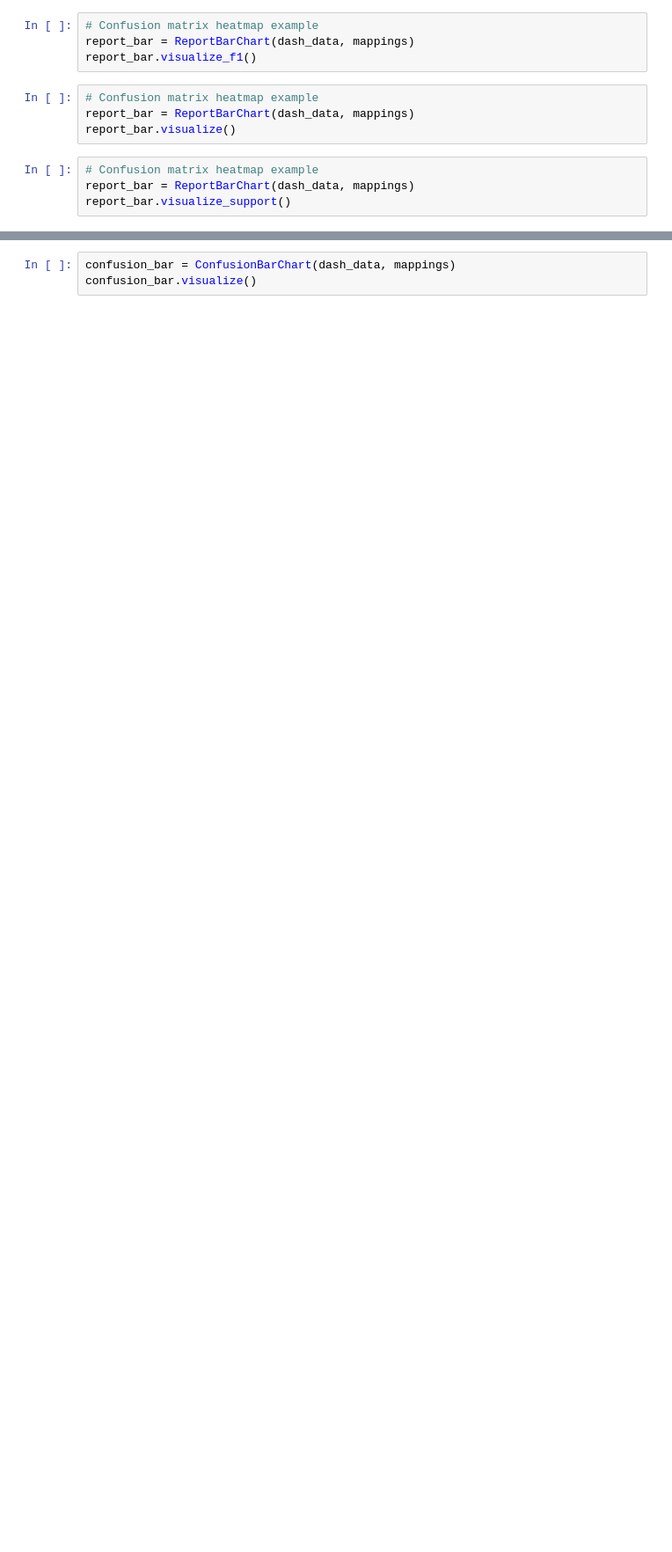
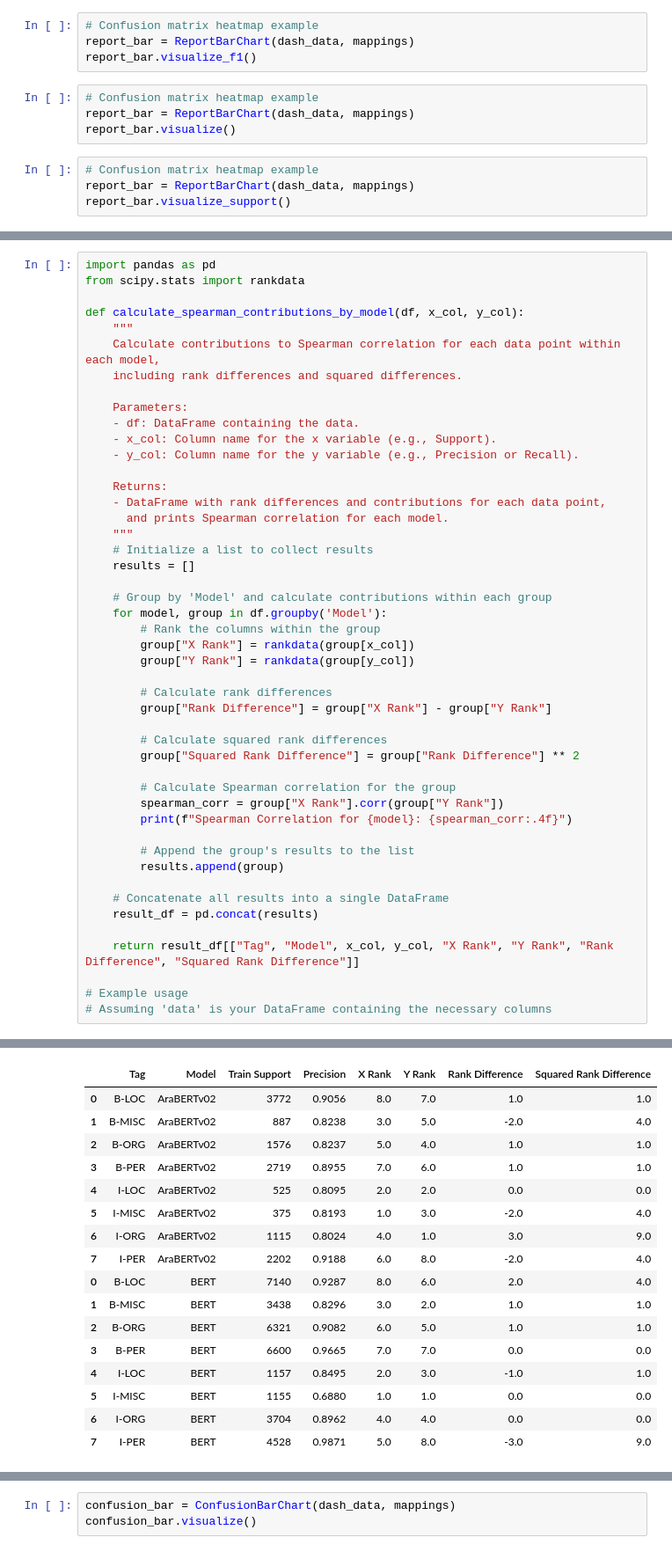
Before and after one commit to ay94/deformar-dashboard, a Jupyter notebook: notebooks/analysis/token_performance_discrepancy.ipynb, the cells around one changed output, grey strips where cells are left out. Shown at 88% size. Saved outputs shown, nothing was run; the diff lists cells and outputs as text; blank space fills up the shorter version.

```diff
--- a/notebooks/analysis/token_performance_discrepancy.ipynb
+++ b/notebooks/analysis/token_performance_discrepancy.ipynb
@@ -677,0 +688,48 @@ fig.show()
+# %%
+import pandas as pd
+from scipy.stats import rankdata
+
+def calculate_spearman_contributions_by_model(df, x_col, y_col):
+    """
+    Calculate contributions to Spearman correlation for each data point within each model,
+    including rank differences and squared differences.
+
+    Parameters:
+    - df: DataFrame containing the data.
+    - x_col: Column name for the x variable (e.g., Support).
+    - y_col: Column name for the y variable (e.g., Precision or Recall).
+
+    Returns:
+    - DataFrame with rank differences and contributions for each data point,
+      and prints Spearman correlation for each model.
+    """
+    # Initialize a list to collect results
+    results = []
+
+    # Group by 'Model' and calculate contributions within each group
+    for model, group in df.groupby('Model'):
+        # Rank the columns within the group
+        group["X Rank"] = rankdata(group[x_col])
+        group["Y Rank"] = rankdata(group[y_col])
+
+        # Calculate rank differences
+        group["Rank Difference"] = group["X Rank"] - group["Y Rank"]
+
+        # Calculate squared rank differences
+        group["Squared Rank Difference"] = group["Rank Difference"] ** 2
+
+        # Calculate Spearman correlation for the group
+        spearman_corr = group["X Rank"].corr(group["Y Rank"])
+        print(f"Spearman Correlation for {model}: {spearman_corr:.4f}")
+
+        # Append the group's results to the list
+        results.append(group)
+
+    # Concatenate all results into a single DataFrame
+    result_df = pd.concat(results)
+
+    return result_df[["Tag", "Model", x_col, y_col, "X Rank", "Y Rank", "Rank Difference", "Squared Rank Difference"]]
+
+# Example usage
+# Assuming 'data' is your DataFrame containing the necessary columns
+# %% [output]
@@ -677,0 +738,17 @@ fig.show()
+|  | Tag | Model | Train Support | Precision | X Rank | Y Rank | Rank Difference | Squared Rank Difference |
+| 0 | B-LOC | AraBERTv02 | 3772 | 0.9056 | 8.0 | 7.0 | 1.0 | 1.0 |
+| 1 | B-MISC | AraBERTv02 | 887 | 0.8238 | 3.0 | 5.0 | -2.0 | 4.0 |
+| 2 | B-ORG | AraBERTv02 | 1576 | 0.8237 | 5.0 | 4.0 | 1.0 | 1.0 |
+| 3 | B-PER | AraBERTv02 | 2719 | 0.8955 | 7.0 | 6.0 | 1.0 | 1.0 |
+| 4 | I-LOC | AraBERTv02 | 525 | 0.8095 | 2.0 | 2.0 | 0.0 | 0.0 |
+| 5 | I-MISC | AraBERTv02 | 375 | 0.8193 | 1.0 | 3.0 | -2.0 | 4.0 |
+| 6 | I-ORG | AraBERTv02 | 1115 | 0.8024 | 4.0 | 1.0 | 3.0 | 9.0 |
+| 7 | I-PER | AraBERTv02 | 2202 | 0.9188 | 6.0 | 8.0 | -2.0 | 4.0 |
+| 0 | B-LOC | BERT | 7140 | 0.9287 | 8.0 | 6.0 | 2.0 | 4.0 |
+| 1 | B-MISC | BERT | 3438 | 0.8296 | 3.0 | 2.0 | 1.0 | 1.0 |
+| 2 | B-ORG | BERT | 6321 | 0.9082 | 6.0 | 5.0 | 1.0 | 1.0 |
+| 3 | B-PER | BERT | 6600 | 0.9665 | 7.0 | 7.0 | 0.0 | 0.0 |
+| 4 | I-LOC | BERT | 1157 | 0.8495 | 2.0 | 3.0 | -1.0 | 1.0 |
+| 5 | I-MISC | BERT | 1155 | 0.6880 | 1.0 | 1.0 | 0.0 | 0.0 |
+| 6 | I-ORG | BERT | 3704 | 0.8962 | 4.0 | 4.0 | 0.0 | 0.0 |
+| 7 | I-PER | BERT | 4528 | 0.9871 | 5.0 | 8.0 | -3.0 | 9.0 |
```
Also changed, not shown: parts of 11 cells of this notebook.
